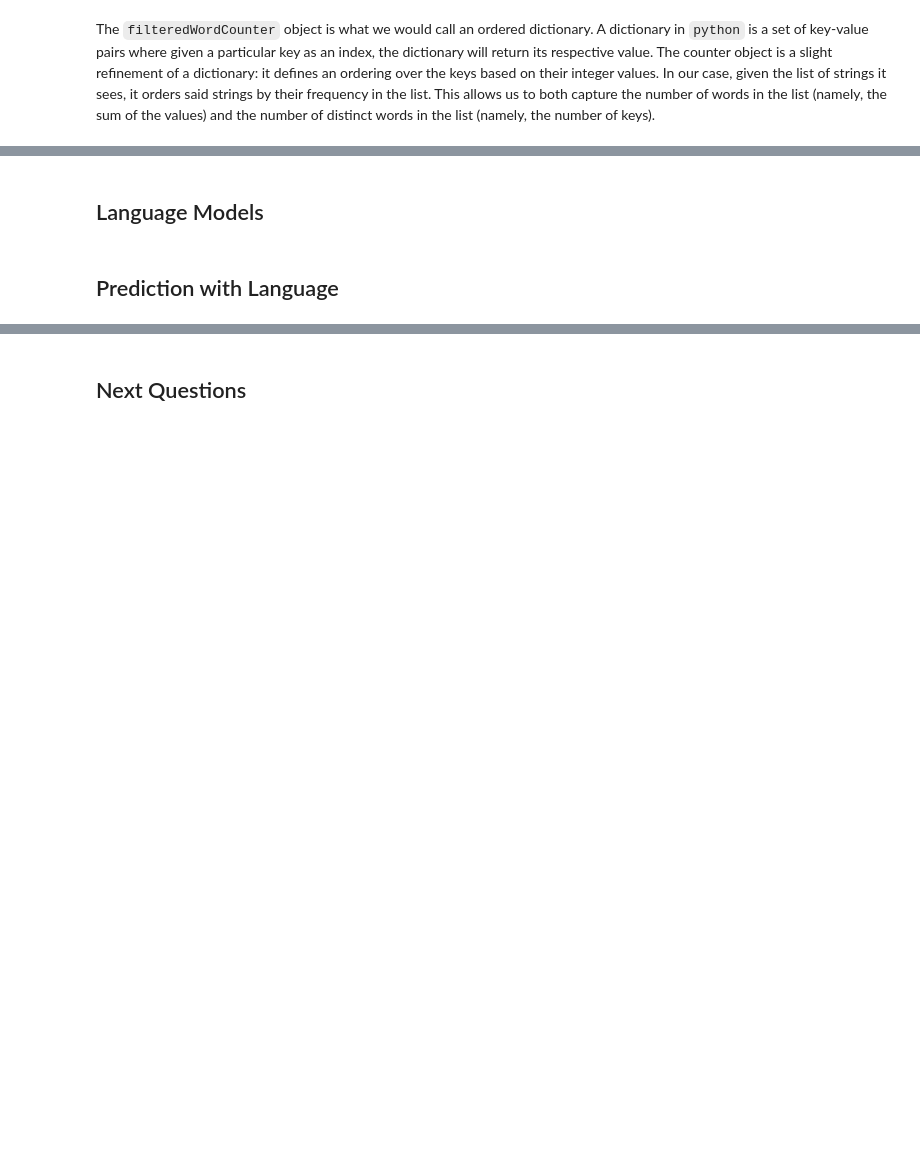
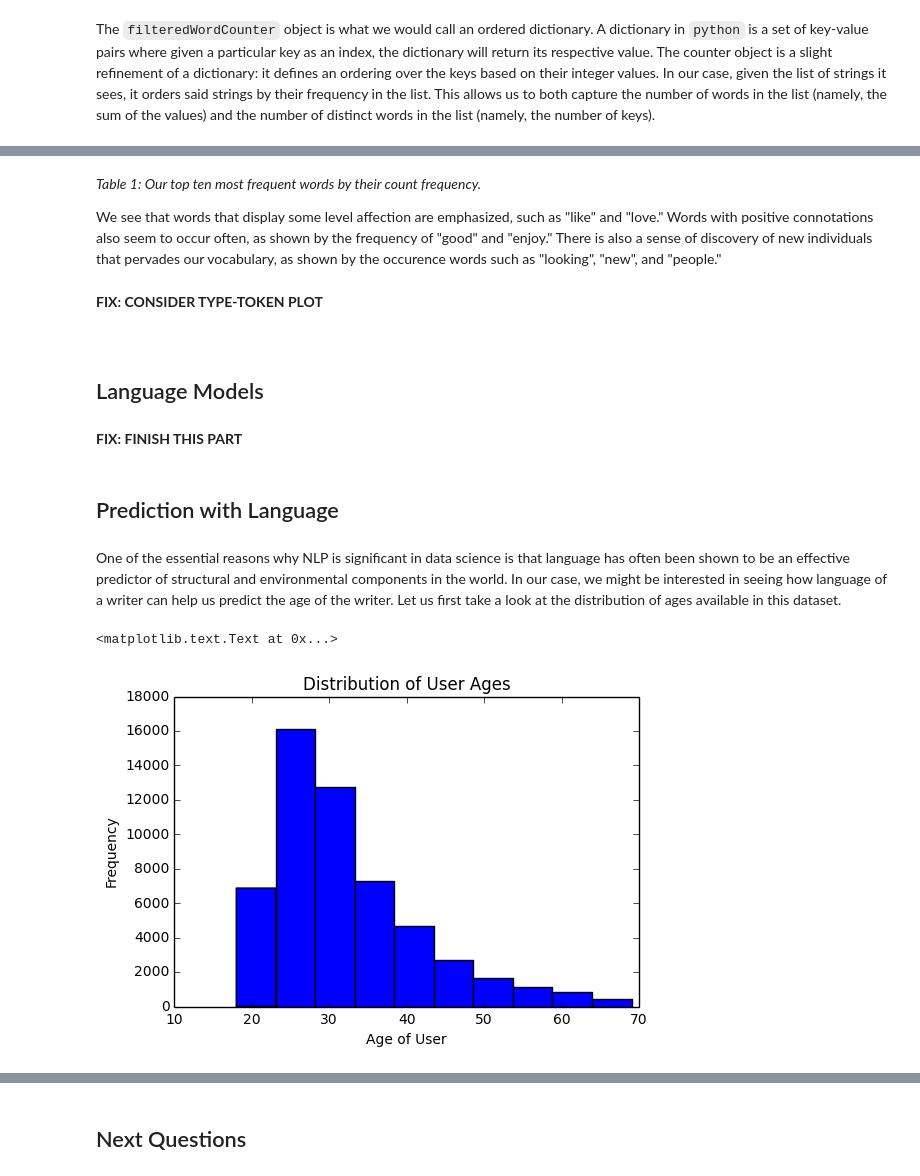
Before and after one commit to PLBMR/cmuDSCWorkshopNotebooks, a Jupyter notebook: practicalNLPWorkshop.ipynb, the cells around one changed output, grey strips where cells are left out. Drawn from its saved outputs; the diff is of its cells as text; code cells hidden in the pictures; blank space fills up the shorter version.

```diff
--- a/practicalNLPWorkshop.ipynb
+++ b/practicalNLPWorkshop.ipynb
@@ -277,4 +354,25 @@ We see that we have {{numNonDistinctWords}} non-distinct words that occur in our
+# %% [markdown]
+_Table 1: Our top ten most frequent words by their count frequency._
+
+We see that words that display some level affection are emphasized, such as "like" and "love." Words with positive connotations also seem to occur often, as shown by the frequency of "good" and "enjoy." There is also a sense of discovery of new individuals that pervades our vocabulary, as shown by the occurence words such as "looking", "new", and "people."
+# %% [markdown]
+**FIX: CONSIDER TYPE-TOKEN PLOT**
+# %% [markdown]
+<a id="languageModels" />
 # %% [markdown]
 ## Language Models
+# %% [markdown]
+**FIX: FINISH THIS PART**
 # %% [markdown]
 ## Prediction with Language
+# %% [markdown]
+One of the essential reasons why NLP is significant in data science is that language has often been shown to be an effective predictor of structural and environmental components in the world. In our case, we might be interested in seeing how language of a writer can help us predict the age of the writer. Let us first take a look at the distribution of ages available in this dataset.
+# %%
+#mkae a histogram
+newPlot = plt.hist(filteredOkCupidFrame["age"])
+plt.xlabel("Age of User")
+plt.ylabel("Frequency")
+plt.title("Distribution of User Ages")
+# %% [output]
+<matplotlib.text.Text at 0x...>
+[figure, added]
```
Also changed, not shown: parts of 20 cells of this notebook, 1 other file.
